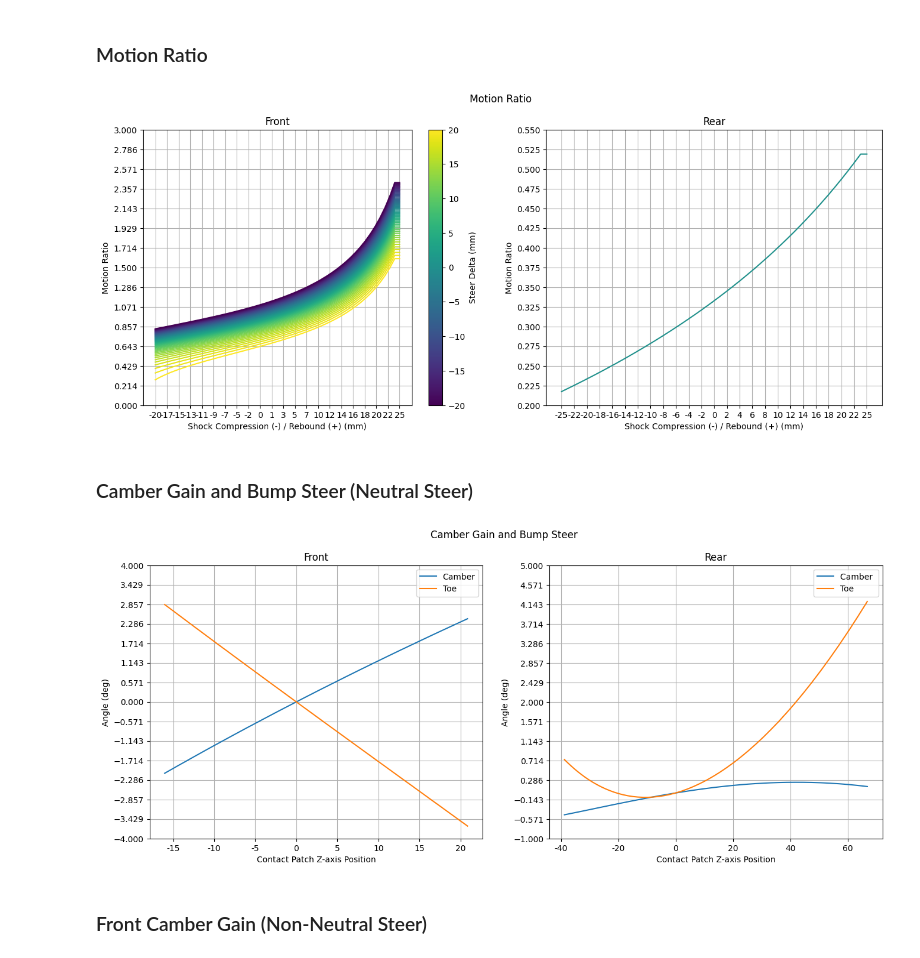
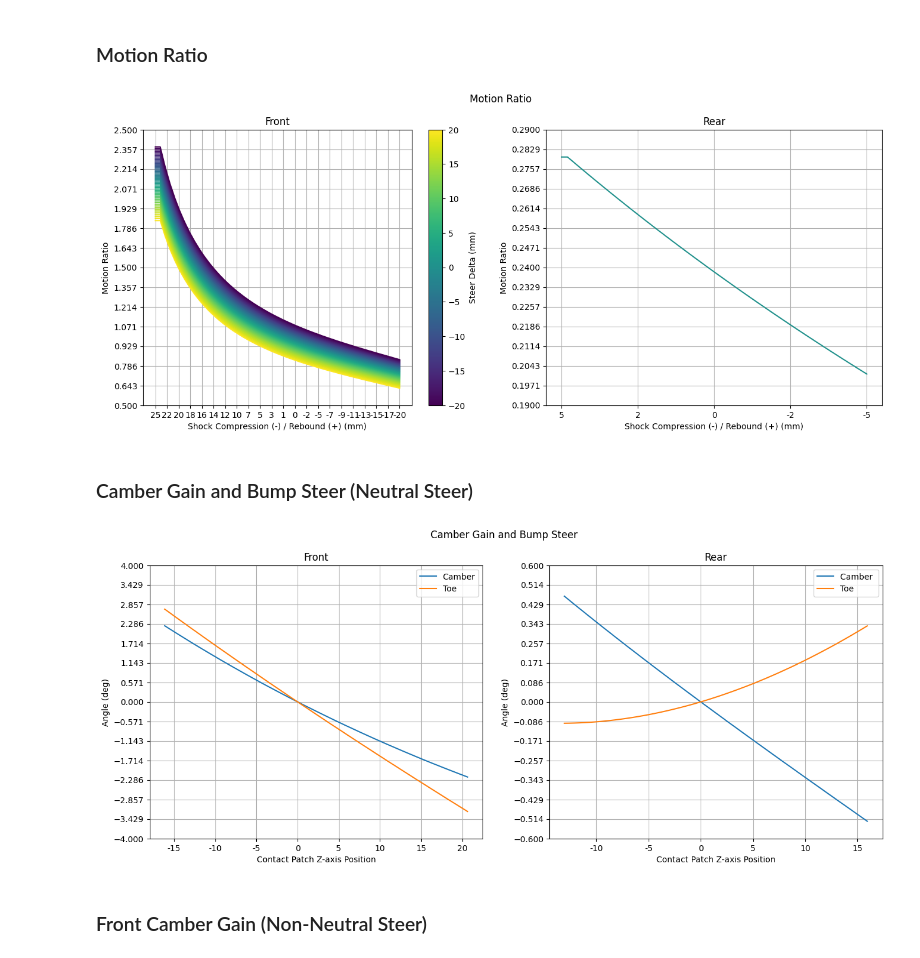
Before and after one commit to LHRIC/LapSim, a Jupyter notebook: kinematic_report.ipynb, the cells around one changed output. Saved outputs shown, nothing was run; the diff lists cells and outputs as text; code cells hidden in the pictures.

```diff
--- a/kinematic_report.ipynb
+++ b/kinematic_report.ipynb
@@ -18,7 +18,7 @@ test_kin_model = KinematicModel()
 # test_kin_model.from_hardpoints('parameters/hardpoints.yaml')
 steering_delta = [20, 51]
 front_left_delta = [-20, 25, 51]
-rear_left_delta = [-25, 25, 51]
+rear_left_delta = [-5, 5, 51]
 test_kin_model.from_xlsx('parameters/HDPT_Export.xlsx', steering_delta, front_left_delta, rear_left_delta)
 f = test_kin_model.front
 r = test_kin_model.rear
@@ -38,34 +38,36 @@ norm = mpl.colors.Normalize(vmin=-steering_delta[0],vmax=steering_delta[0])
 scalar_mappable = plt.cm.ScalarMappable(cmap=plt.cm.viridis,norm=norm)
 
 ax1 = fig.add_subplot(121)
 
 for i in range(n):
     ax1.plot(f[:,i,0],f[:,i,2])
 
 for i, line in enumerate(ax1.lines):
     line.set_color(colors[i])
 
 ax1.set_xlabel('Shock Compression (-) / Rebound (+) (mm)')
 ax1.set_ylabel('Motion Ratio')
 ax1.set_title('Front')
 ax1.grid(True)
 ax1.set_xticks(np.linspace(front_left_delta[0], front_left_delta[1], int(front_left_delta[1] - front_left_delta[0])//2))
 ax1.xaxis.set_major_formatter(ticker.FormatStrFormatter('%d'))
 ax1.set_yticks(np.linspace(ax1.get_yticks()[0], ax1.get_yticks()[-1],15))
+ax1.invert_xaxis()
 
 
 ax2 = fig.add_subplot(122)
 ax2.plot(r[:,0,0],r[:,0,2],color=colors[n//2])
 ax2.set_xlabel('Shock Compression (-) / Rebound (+) (mm)')
 ax2.set_ylabel('Motion Ratio')
 ax2.set_title('Rear')
 ax2.grid(True)
 ax2.set_xticks(np.linspace(rear_left_delta[0], rear_left_delta[1], int(rear_left_delta[1] - rear_left_delta[0])//2))
 ax2.xaxis.set_major_formatter(ticker.FormatStrFormatter('%d'))
 ax2.set_yticks(np.linspace(ax2.get_yticks()[0], ax2.get_yticks()[-1],15))
+ax2.invert_xaxis()
 cbar = plt.colorbar(scalar_mappable,ax=ax1,label='Steer Delta (mm)');
 # %% [output]
-[figure, old version]
+[figure, new version]
 # %% [markdown]
 ### Camber Gain and Bump Steer (Neutral Steer)
 # %%
@@ -74,7 +76,7 @@ fig.suptitle('Camber Gain and Bump Steer')
 fig.tight_layout()
 n = len(f[0,:,0])
 ax1 = fig.add_subplot(121)
-ax1.plot(f[:,n//2,5],np.rad2deg(f[:,n//2,9]), label = "Camber")
+ax1.plot(f[:,n//2,5],-np.rad2deg(f[:,n//2,9]), label = "Camber")
 ax1.plot(f[:,n//2,5],np.rad2deg(f[:,n//2,10]), label = "Toe")
 ax1.legend()
 ax1.set_xlabel('Contact Patch Z-axis Position')
@@ -86,7 +88,7 @@ ax1.xaxis.set_major_formatter(ticker.FormatStrFormatter('%d'))
 ax1.set_yticks(np.linspace(ax1.get_yticks()[0], ax1.get_yticks()[-1],15))
 
 ax2 = fig.add_subplot(122)
-ax2.plot(r[:,0,5],np.rad2deg(r[:,0,9]), label = "Camber ")
+ax2.plot(r[:,0,5],-np.rad2deg(r[:,0,9]), label = "Camber ")
 ax2.plot(r[:,0,5],np.rad2deg(r[:,0,10]), label = "Toe")
 ax2.set_xlabel('Contact Patch Z-axis Position')
 ax2.set_ylabel('Angle (deg)')
@@ -105,7 +107,7 @@ rear_dict = {"Shock Displacement (mm)":r[:,0,0],"Contact Patch Z-axis Position (
 rear_table = pd.DataFrame(rear_dict)
 rear_table.to_csv("tables/rear_camber+toe.csv",index=False)
 # %% [output]
-[figure, old version]
+[figure, new version]
 # %% [markdown]
 ### Front Camber Gain (Non-Neutral Steer)
 # %%
```
Also changed, not shown: parts of 6 cells of this notebook, 6 other files.
